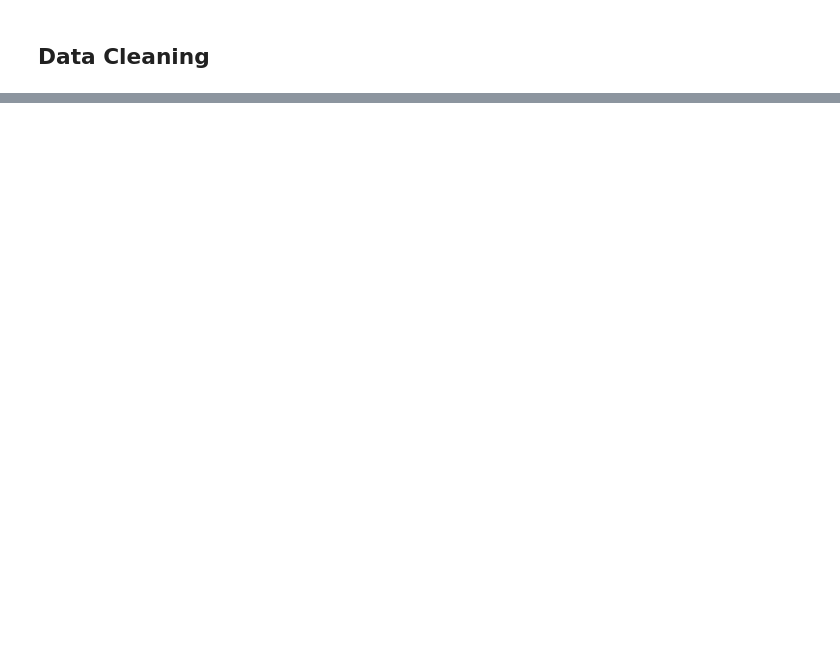
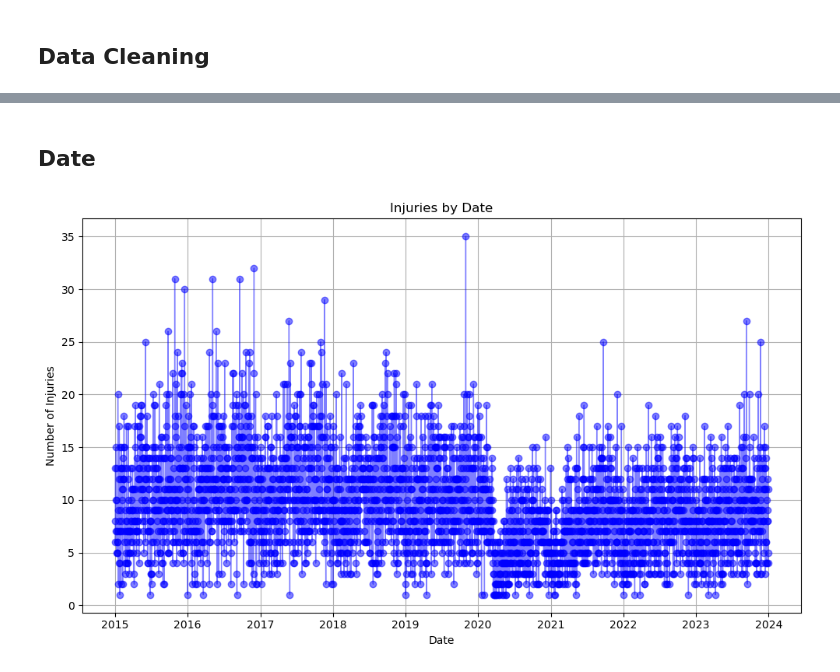
Before and after one commit to kotymav1/project-1-crash-safety, a Jupyter notebook: Question_1/question1_environment.ipynb, the cells around one changed output, grey strips where cells are left out. Saved outputs shown, nothing was run; the diff lists cells and outputs as text; code cells hidden in the pictures; blank space fills up the shorter version.

```diff
--- a/Question_1/question1_environment.ipynb
+++ b/Question_1/question1_environment.ipynb
@@ -85,0 +219,24 @@ fatal_injuries_df.head()
+# %% [markdown]
+## Date
+# %%
+# All Injuries by Date
+
+injuries_filtered['Date'] = pd.to_datetime(injuries_filtered['Date'])
+
+injuries_by_date = injuries_filtered.groupby('Date').size()
+
+injuries_by_date = injuries_by_date.sort_index()
+
+plt.figure(figsize=(10, 6))
+plt.plot(injuries_by_date.index, injuries_by_date.values, marker='o', linestyle='-', color='blue', alpha=0.5, linewidth=1)
+
+plt.title('Injuries by Date')
+plt.xlabel('Date')
+plt.ylabel('Number of Injuries')
+
+plt.grid(True)
+plt.tight_layout()
+plt.savefig("../Resources/Images/injuries_by_date.png")
+plt.show()
+# %% [output]
+[figure, added]
```
Also changed, not shown: parts of 18 cells of this notebook, 5 other files.
